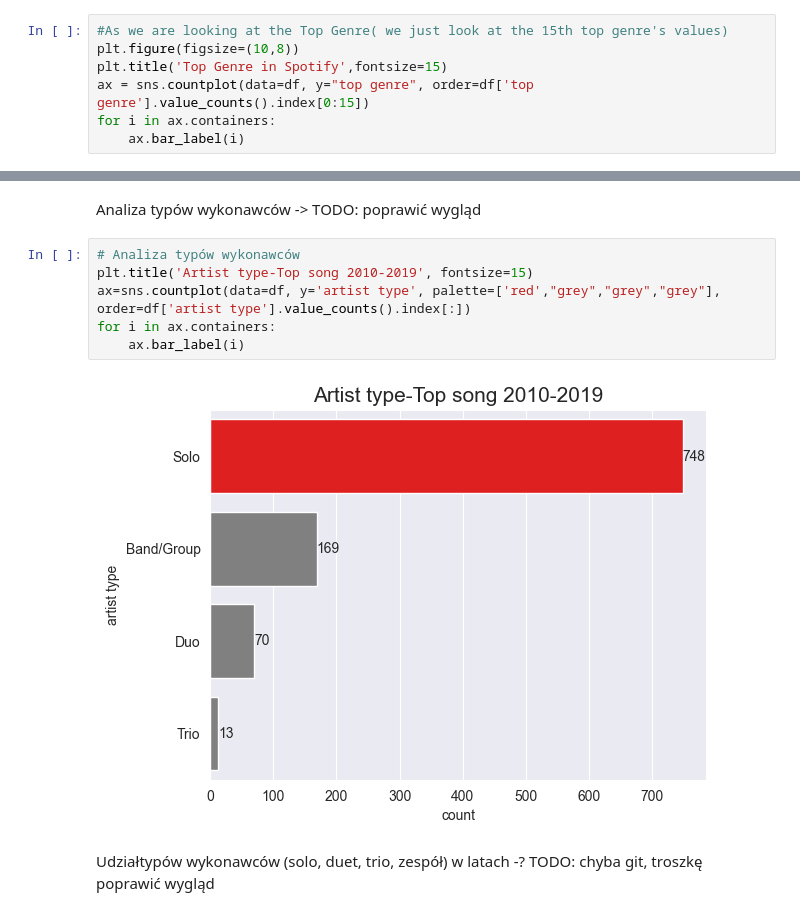
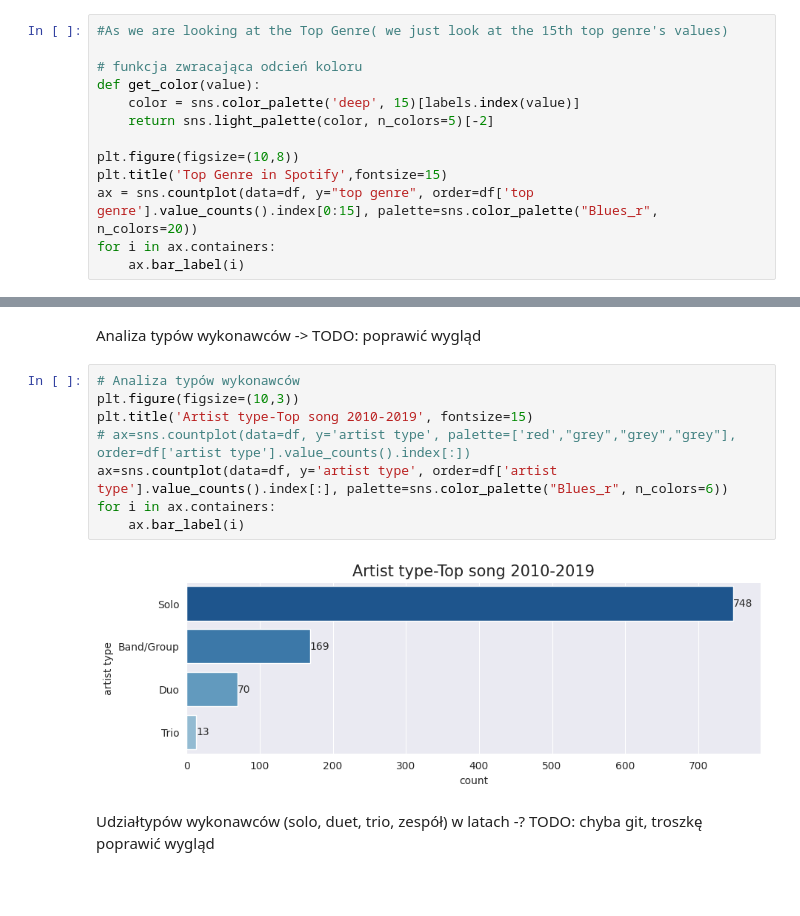
Before and after one commit to Martka-c/Spotify_top_songs_EDA, a Jupyter notebook: main.ipynb, the cells around one changed output, grey strips where cells are left out. Saved outputs shown, nothing was run; the diff lists cells and outputs as text; blank space fills up the shorter version.

Commit message:
Add new plots and improved appearance

```diff
--- a/main.ipynb
+++ b/main.ipynb
@@ -50,9 +52,15 @@ sns.set_style("darkgrid")
 Najpopularniejsze gatunki -> TODO: poprawić wygląd
 # %%
 #As we are looking at the Top Genre( we just look at the 15th top genre's values)
+
+# funkcja zwracająca odcień koloru
+def get_color(value):
+    color = sns.color_palette('deep', 15)[labels.index(value)]
+    return sns.light_palette(color, n_colors=5)[-2]
+
 plt.figure(figsize=(10,8))
 plt.title('Top Genre in Spotify',fontsize=15)
-ax = sns.countplot(data=df, y="top genre", order=df['top genre'].value_counts().index[0:15])
+ax = sns.countplot(data=df, y="top genre", order=df['top genre'].value_counts().index[0:15], palette=sns.color_palette("Blues_r", n_colors=20))
 for i in ax.containers:
     ax.bar_label(i)
 # %% [output]
@@ -62,12 +70,14 @@ for i in ax.containers:
 Analiza typów wykonawców -> TODO: poprawić wygląd
 # %%
 # Analiza typów wykonawców
+plt.figure(figsize=(10,3))
 plt.title('Artist type-Top song 2010-2019', fontsize=15)
-ax=sns.countplot(data=df, y='artist type', palette=['red',"grey","grey","grey"], order=df['artist type'].value_counts().index[:])
+# ax=sns.countplot(data=df, y='artist type', palette=['red',"grey","grey","grey"], order=df['artist type'].value_counts().index[:])
+ax=sns.countplot(data=df, y='artist type', order=df['artist type'].value_counts().index[:], palette=sns.color_palette("Blues_r", n_colors=6))
 for i in ax.containers:
     ax.bar_label(i)
 # %% [output]
-[figure, old version]
+[figure, new version]
 # %% [markdown]
 Udziałtypów wykonawców (solo, duet, trio, zespół) w latach -? TODO: chyba git, troszkę poprawić wygląd
 # %%
```
Also changed, not shown: parts of 7 cells of this notebook.
